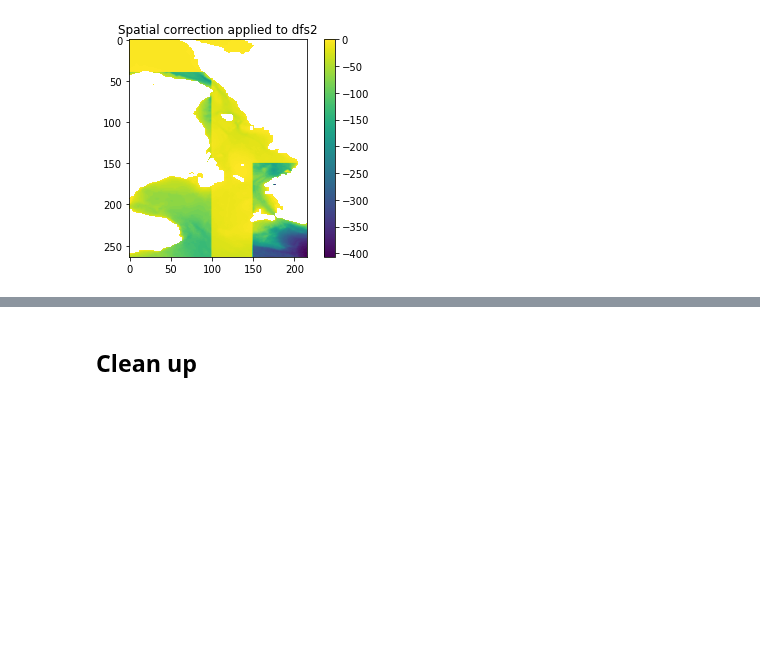
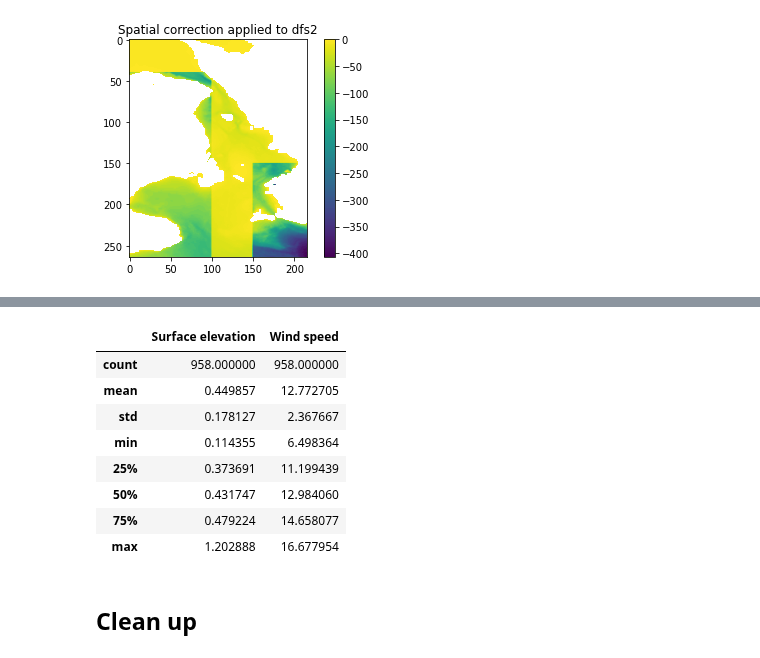
Before and after one commit to DHI/mikeio, a Jupyter notebook: notebooks/Generic.ipynb, the cells around one changed output, grey strips where cells are left out. Cells and saved outputs as stored; diff of their text form; code cells hidden in the pictures; blank space fills up the shorter version.

```diff
--- a/notebooks/Generic.ipynb
+++ b/notebooks/Generic.ipynb
@@ -148,3 +199,16 @@ plt.title("Spatial correction applied to dfs2");
+# %%
+ds_avg = mikeio.read(fn_avg)
+ds_avg.describe()
+# %% [output]
+|  | Surface elevation | Wind speed |
+| count | 958.000000 | 958.000000 |
+| mean | 0.449857 | 12.772705 |
+| std | 0.178127 | 2.367667 |
+| min | 0.114355 | 6.498364 |
+| 25% | 0.373691 | 11.199439 |
+| 50% | 0.431747 | 12.984060 |
+| 75% | 0.479224 | 14.658077 |
+| max | 1.202888 | 16.677954 |
 # %% [markdown]
 ## Clean up
 # %%
```
Also changed, not shown: parts of 15 cells of this notebook.
